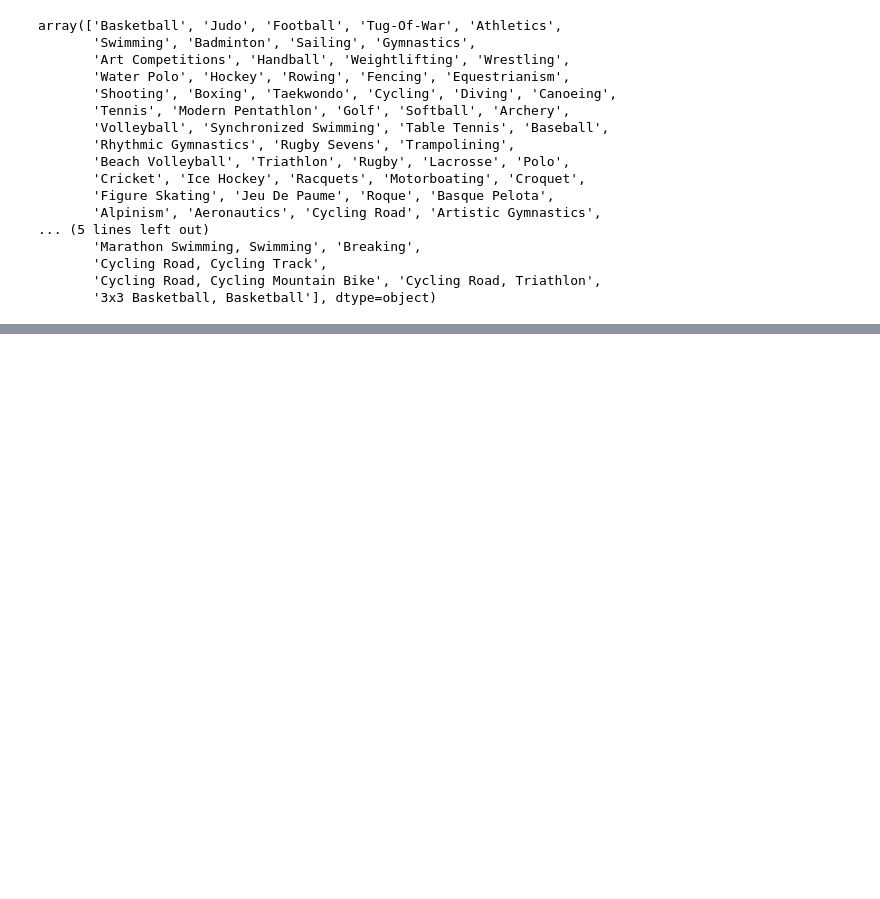
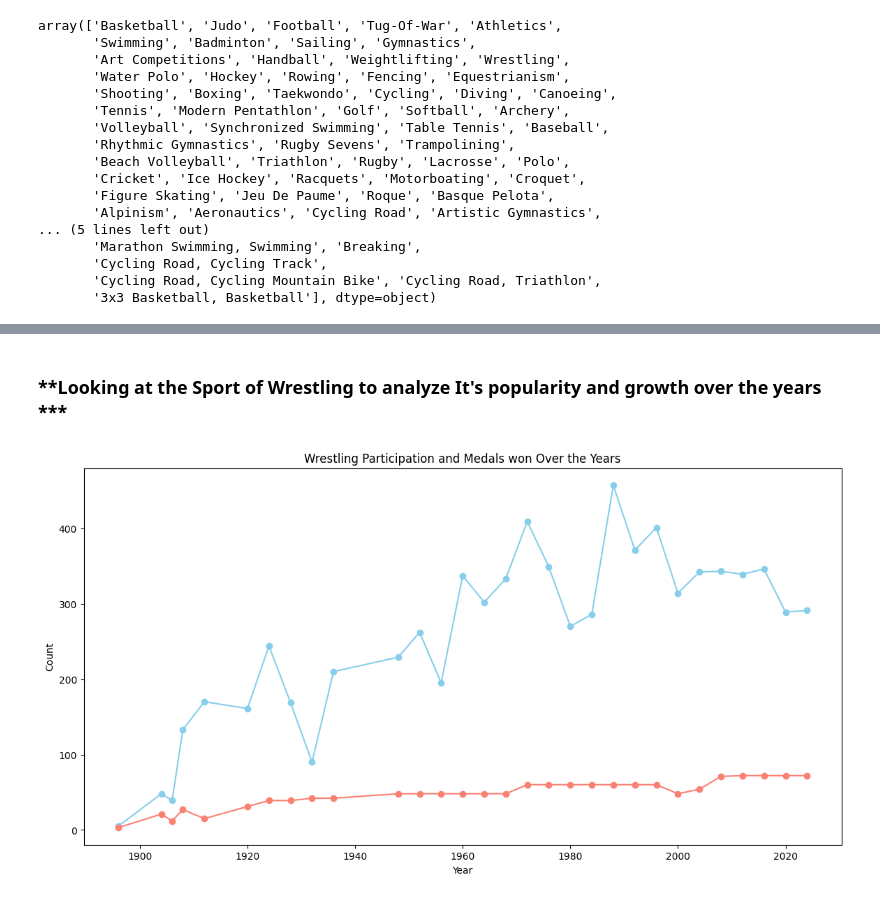
Before and after one commit to saadkhalidabbasi/EDA-Projects, a Jupyter notebook: Summer_Olympics_Medals_(1896_2024).ipynb, the cells around one changed output, grey strips where cells are left out. Drawn from its saved outputs; the diff is of its cells as text; code cells hidden in the pictures; blank space fills up the shorter version.

```diff
--- a/Summer_Olympics_Medals_(1896_2024).ipynb
+++ b/Summer_Olympics_Medals_(1896_2024).ipynb
@@ -290,0 +355,20 @@ array(['Basketball', 'Judo', 'Football', 'Tug-Of-War', 'Athletics',
+# %% [markdown]
+### **Looking at the Sport of Wrestling to analyze It's popularity and growth over the years ***
+# %%
+wrestling_data = df[df['Sport'] == 'Wrestling']
+wrestling_medals_data = wrestling_data[wrestling_data['Medal'] != 'No medal']
+# %%
+Wre_medals_per_year = wrestling_medals_data.groupby('Year').size().reset_index(name='Medals')
+participants_per_year = wrestling_data.groupby('Year').size().reset_index(name='Participants')
+
+merged_data = pd.merge(participants_per_year, Wre_medals_per_year, on='Year', how='left')
+# %%
+plt.figure(figsize=(14, 7))
+plt.plot(merged_data['Year'], merged_data['Participants'], marker='o', label='Participants', color='skyblue')
+plt.plot(merged_data['Year'], merged_data['Medals'], marker='o', label='Medals', color='salmon')
+plt.xlabel('Year')
+plt.ylabel('Count')
+plt.title('Wrestling Participation and Medals won Over the Years')
+plt.show()
+# %% [output]
+[figure, added]
```
Also changed, not shown: parts of 4 cells of this notebook.
